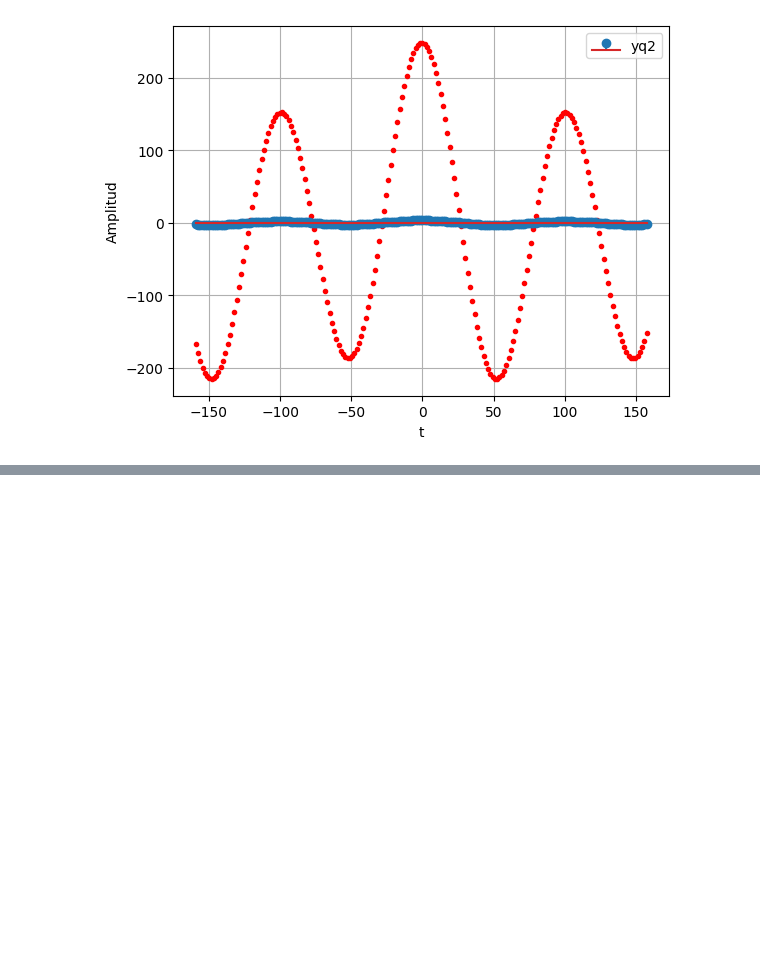
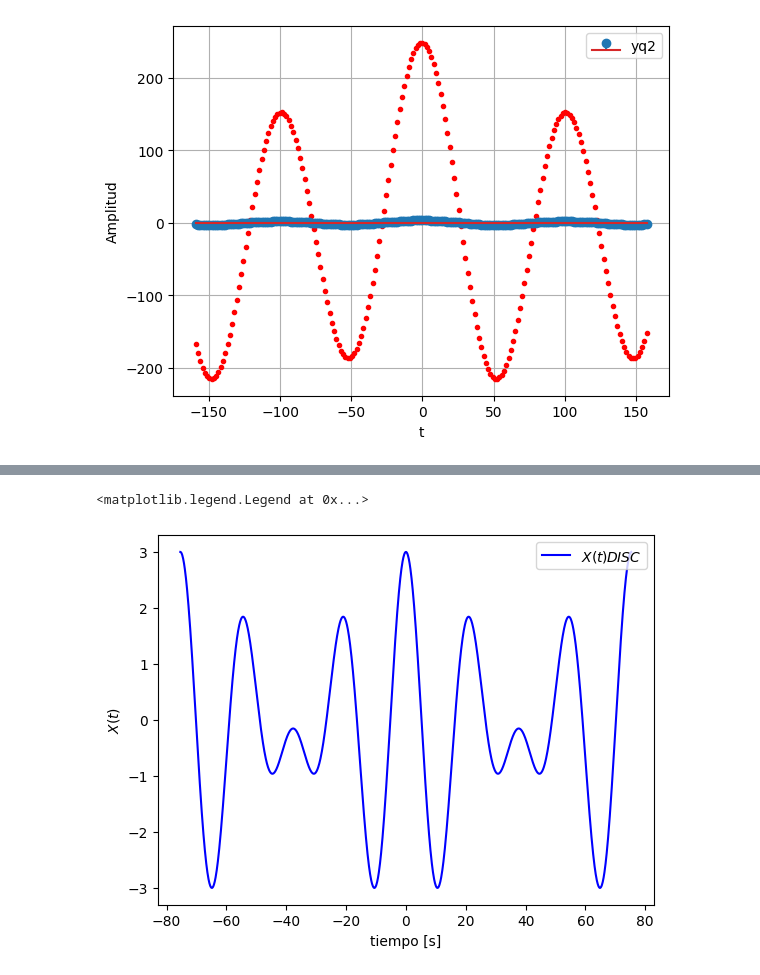
Before and after one commit to JulianDR26/Se-ales-y-Sistemas-2024-1S, a Jupyter notebook: CUADERNO1_1SyS2021_REP.ipynb, the cells around one changed output, grey strips where cells are left out. Drawn from its saved outputs; the diff is of its cells as text; code cells hidden in the pictures; blank space fills up the shorter version.

```diff
--- a/CUADERNO1_1SyS2021_REP.ipynb
+++ b/CUADERNO1_1SyS2021_REP.ipynb
@@ -692,0 +783,23 @@ plt.show()
+# %%
+#DISCRETIZACIÒN
+def mi_ceroypendiente(x,ymin=-10,ymax=10):
+  xmax=max(x)
+  xmin=min(x)
+  m=(ymax-ymin)/(xmax-xmin)
+  c=ymin-m*xmin
+  ydis=m*x+c
+  return yv
+
+ymin=-3
+ymax=3
+ydis=mi_ceroypendiente(xt,ymin=ymin,ymax=ymax)
+
+#GRAFICA DE LA SEÑAL DISCRETIZADA
+#plt.plot(tv,xt,'r',label='$x(t)$')
+plt.plot(tv,ydis,'b',label='$X(t) DISC$')
+plt.xlabel('tiempo [s]')
+plt.ylabel('$X(t)$')
+plt.legend()
+# %% [output]
+<matplotlib.legend.Legend at 0x...>
+[figure, added]
```
Also changed, not shown: parts of 5 cells of this notebook.
